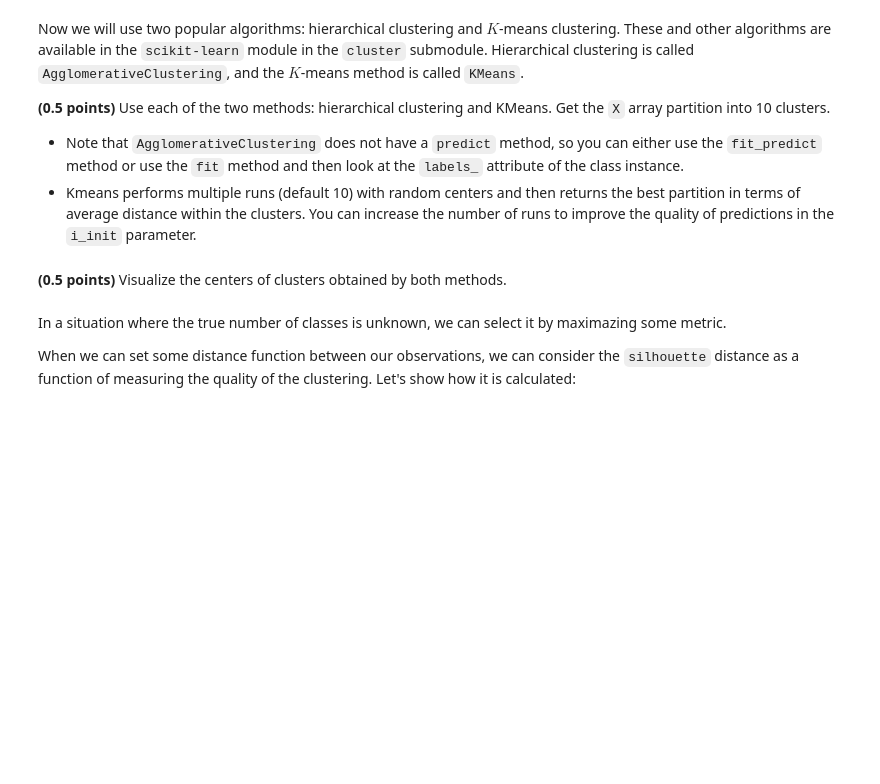
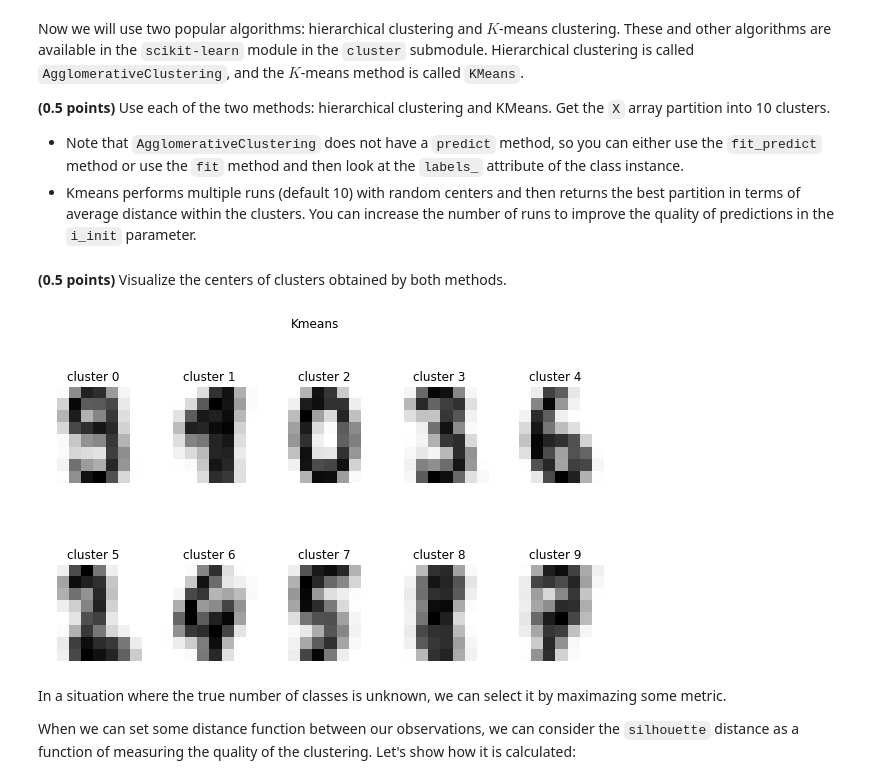
Before and after one commit to Zauralochka/RSSchool_ML, a Jupyter notebook: clustering.ipynb, the cells around one changed output. Saved outputs shown, nothing was run; the diff lists cells and outputs as text; code cells hidden in the pictures; blank space fills up the shorter version.

```diff
--- a/clustering.ipynb
+++ b/clustering.ipynb
@@ -189 +201,4 @@ Now we will use two popular algorithms: hierarchical clustering and $K$-means cl
+# %%
+cls_hier = AgglomerativeClustering(n_clusters=10).fit(X)
+cls_kmeans = KMeans(n_clusters=10).fit(X)
 # %%
@@ -194,6 +209,10 @@ assert hierarchical_labels.shape == (1797,)
 assert kmeans_labels.shape == (1797,)
 # %% [markdown]
 **(0.5 points)** Visualize the centers of clusters obtained by both methods.
+# %%
+plot_number_clusters(cls_kmeans.cluster_centers_, 'Kmeans')
+# %% [output]
+[figure, added]
 # %% [markdown]
 In a situation where the true number of classes is unknown, we can select it by maximazing some metric.
 
```
Also changed, not shown: parts of 10 cells of this notebook.
